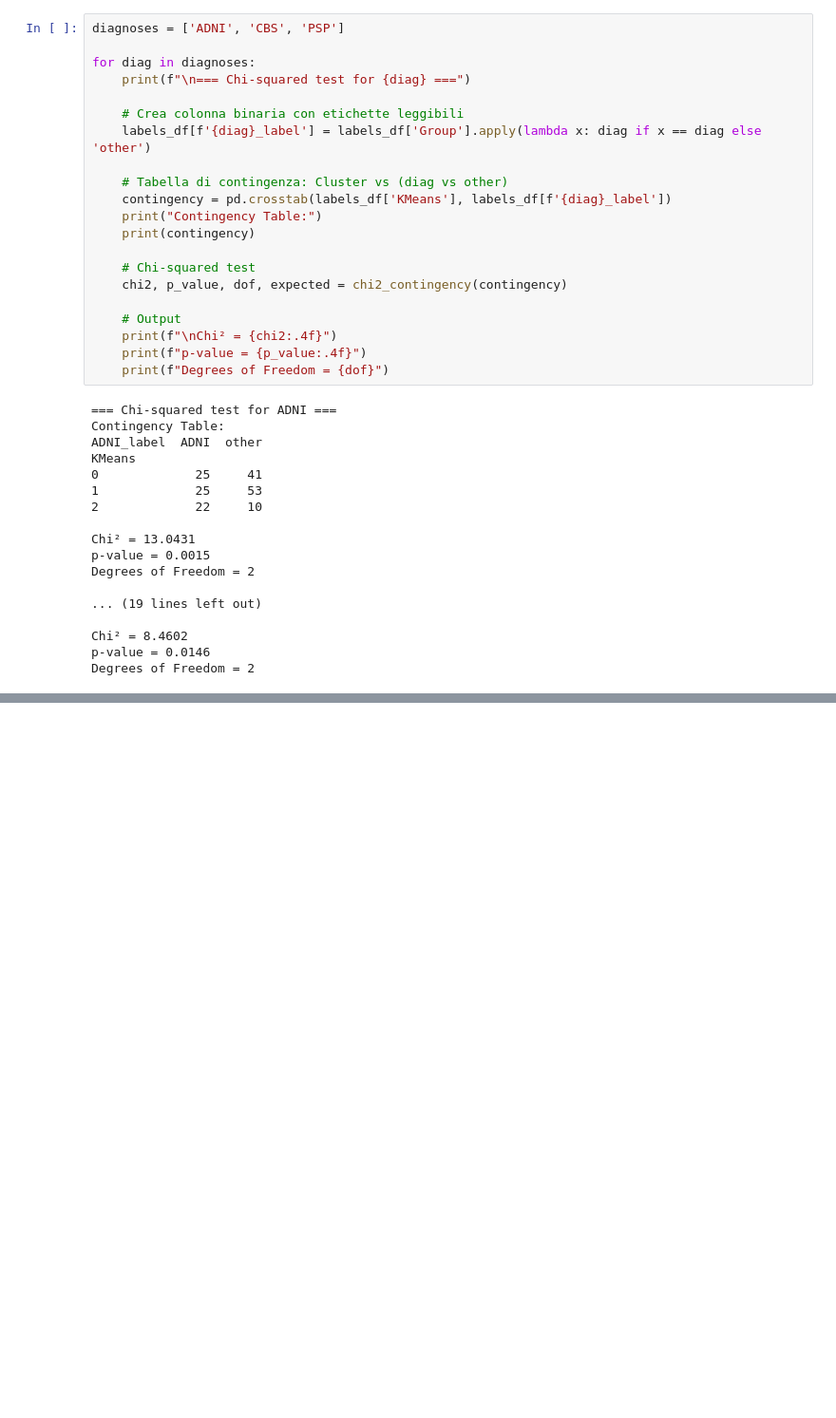
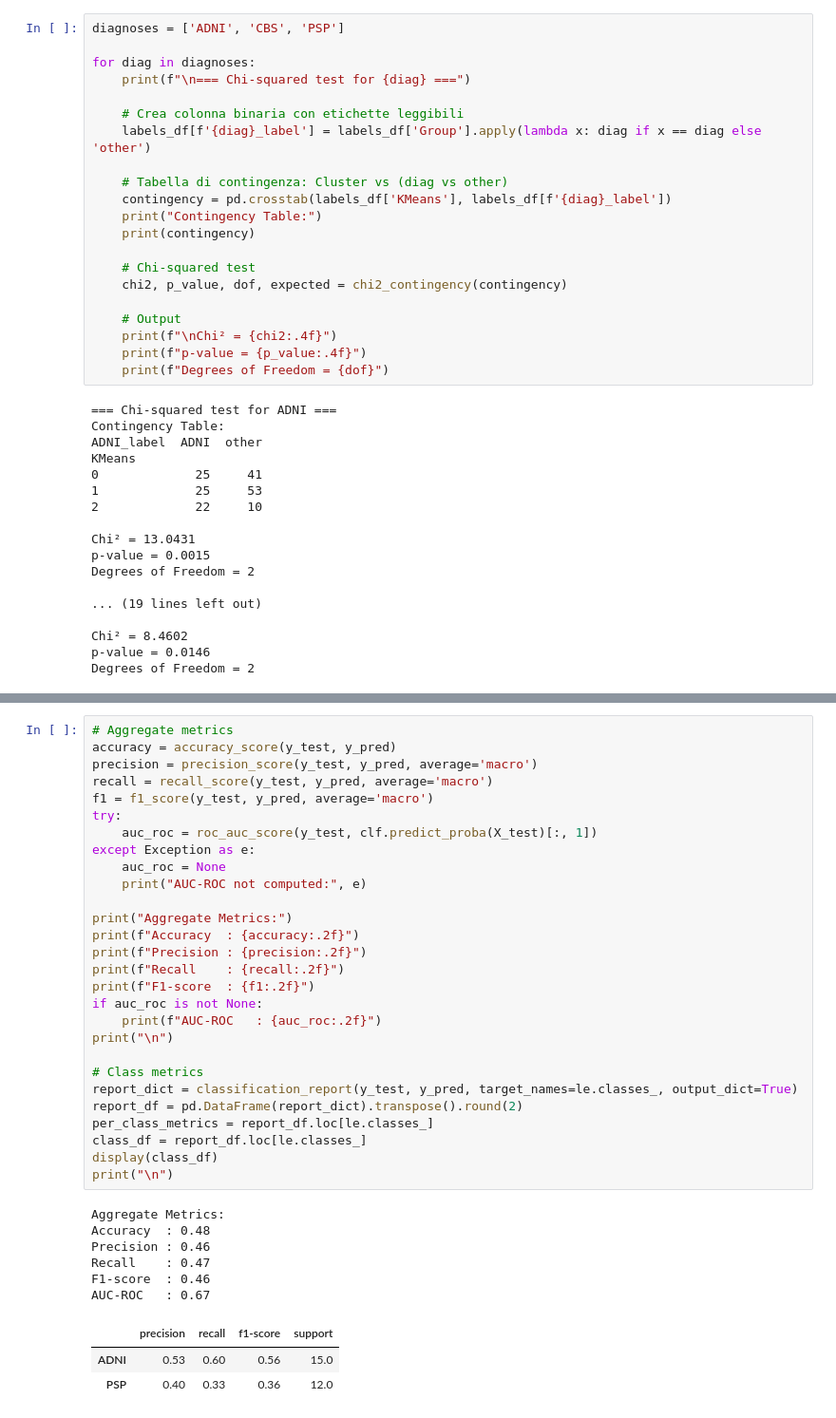
Before and after one commit to EmmaTosato/ANM_Verona, a Jupyter notebook: notebooks/clustering.ipynb, the cells around one changed output, grey strips where cells are left out. Shown at 95% size. Drawn from its saved outputs; the diff is of its cells as text; blank space fills up the shorter version.

```diff
--- a/notebooks/clustering.ipynb
+++ b/notebooks/clustering.ipynb
@@ -200,0 +253,38 @@ Degrees of Freedom = 2
+# %%
+# Aggregate metrics
+accuracy = accuracy_score(y_test, y_pred)
+precision = precision_score(y_test, y_pred, average='macro')
+recall = recall_score(y_test, y_pred, average='macro')
+f1 = f1_score(y_test, y_pred, average='macro')
+try:
+    auc_roc = roc_auc_score(y_test, clf.predict_proba(X_test)[:, 1])
+except Exception as e:
+    auc_roc = None
+    print("AUC-ROC not computed:", e)
+
+print("Aggregate Metrics:")
+print(f"Accuracy  : {accuracy:.2f}")
+print(f"Precision : {precision:.2f}")
+print(f"Recall    : {recall:.2f}")
+print(f"F1-score  : {f1:.2f}")
+if auc_roc is not None:
+    print(f"AUC-ROC   : {auc_roc:.2f}")
+print("\n")
+
+# Class metrics
+report_dict = classification_report(y_test, y_pred, target_names=le.classes_, output_dict=True)
+report_df = pd.DataFrame(report_dict).transpose().round(2)
+per_class_metrics = report_df.loc[le.classes_]
+class_df = report_df.loc[le.classes_]
+display(class_df)
+print("\n")
+# %% [output]
+Aggregate Metrics:
+Accuracy  : 0.48
+Precision : 0.46
+Recall    : 0.47
+F1-score  : 0.46
+AUC-ROC   : 0.67
+|  | precision | recall | f1-score | support |
+| ADNI | 0.53 | 0.60 | 0.56 | 15.0 |
+| PSP | 0.40 | 0.33 | 0.36 | 12.0 |
```
Also changed, not shown: parts of 11 cells of this notebook, 13 other files.
